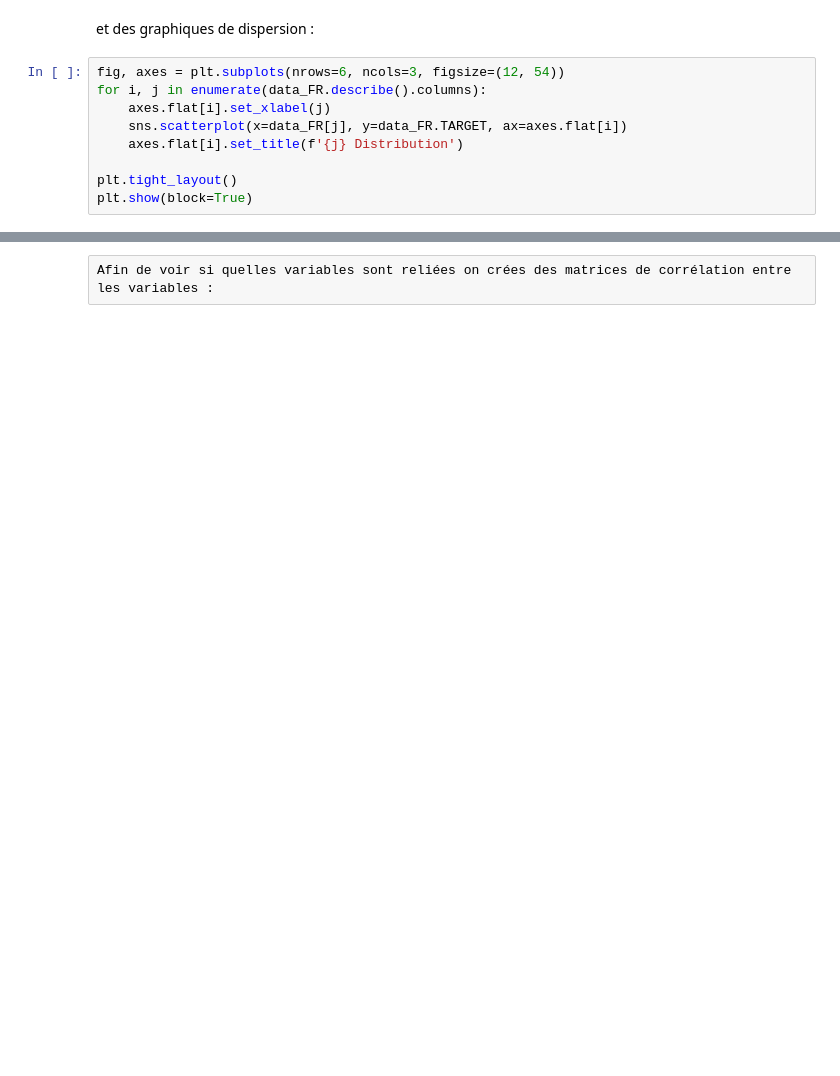
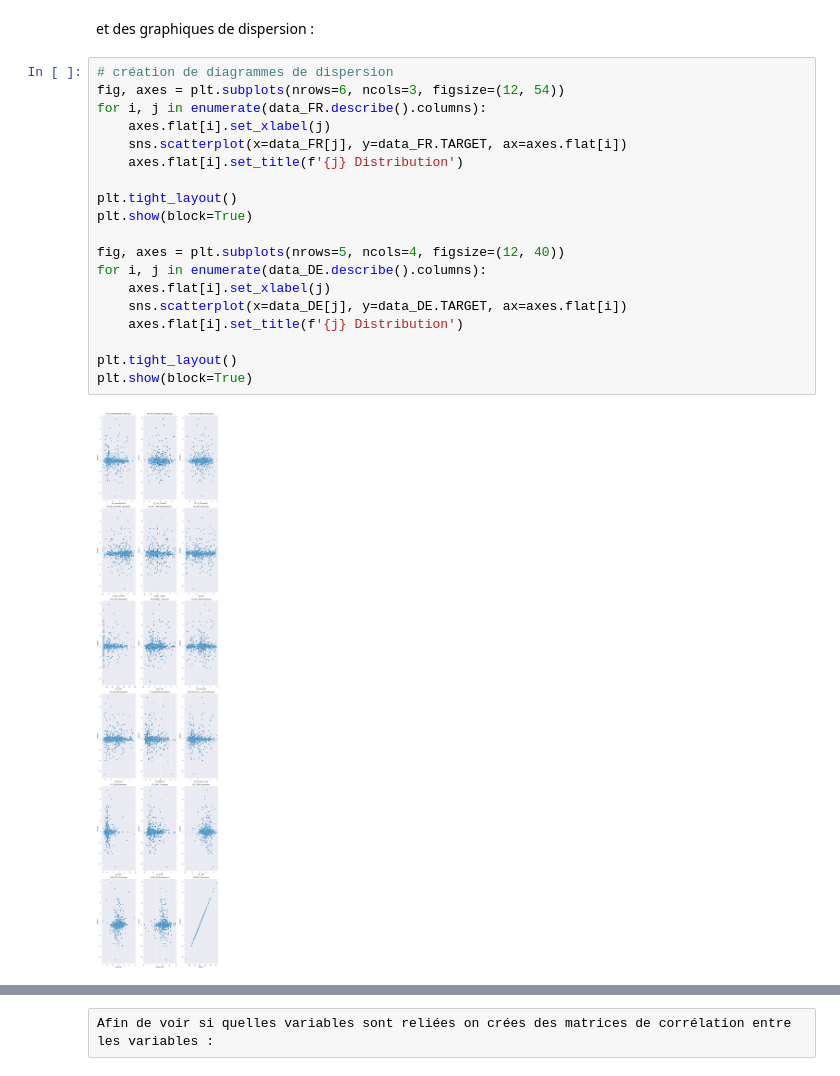
Before and after one commit to juliele1/Projet_Machine_Learning, a Jupyter notebook: notebook.ipynb, the cells around one changed output, grey strips where cells are left out. Saved outputs shown, nothing was run; the diff lists cells and outputs as text; blank space fills up the shorter version.

```diff
--- a/notebook.ipynb
+++ b/notebook.ipynb
@@ -137,11 +272,23 @@ plt.show()
 # %% [markdown]
  et des graphiques de dispersion :
 # %%
+# création de diagrammes de dispersion
 fig, axes = plt.subplots(nrows=6, ncols=3, figsize=(12, 54))
 for i, j in enumerate(data_FR.describe().columns):
     axes.flat[i].set_xlabel(j)
     sns.scatterplot(x=data_FR[j], y=data_FR.TARGET, ax=axes.flat[i])
     axes.flat[i].set_title(f'{j} Distribution')
 
 plt.tight_layout()
 plt.show(block=True)
+
+fig, axes = plt.subplots(nrows=5, ncols=4, figsize=(12, 40))
+for i, j in enumerate(data_DE.describe().columns):
+    axes.flat[i].set_xlabel(j)
+    sns.scatterplot(x=data_DE[j], y=data_DE.TARGET, ax=axes.flat[i])
+    axes.flat[i].set_title(f'{j} Distribution')
+
+plt.tight_layout()
+plt.show(block=True)
+# %% [output]
+[figure, added]
```
Also changed, not shown: parts of 11 cells of this notebook, 1 other file.
